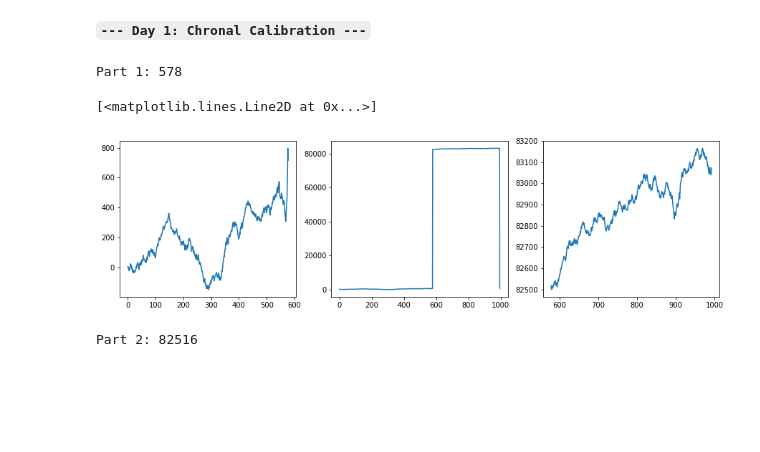
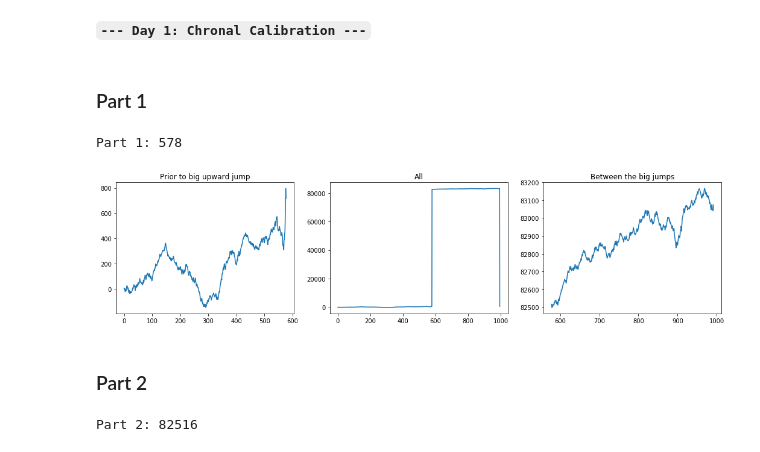
Before and after one commit to MarkNOakden/AdventOfCode, a Jupyter notebook: 18/01/Day 01 - Chronal Calibration.ipynb, the cells around one changed output. Cells and saved outputs as stored; diff of their text form; code cells hidden in the pictures; blank space fills up the shorter version.

```diff
--- a/18/01/Day 01 - Chronal Calibration.ipynb
+++ b/18/01/Day 01 - Chronal Calibration.ipynb
@@ -7,6 +7,8 @@ import matplotlib.pyplot as plt
 %matplotlib inline
 # %%
 input_series = pd.read_table('input.txt', header=None, names=['changes'], squeeze=True)
+# %% [markdown]
+### Part 1
 # %%
 startval = 0
 initial = pd.Series([startval])
@@ -17,10 +19,13 @@ print(f'Part 1: {total.iloc[-1]}')
 # %% [output]
 Part 1: 578
 # %%
-fig, (ax1, ax2, ax3) = plt.subplots(1, 3, figsize=(15,4), squeeze=True)
+fig, (ax1, ax2, ax3) = plt.subplots(1, 3, figsize=(18,4), squeeze=True)
 ax1.plot(total[0:578])
+ax1.set_title('Prior to big upward jump')
 ax2.plot(total)
+ax2.set_title('All')
 ax3.plot(total[578:993])
+ax3.set_title('Between the big jumps')
+plt.show()
 # %% [output]
-[<matplotlib.lines.Line2D at 0x...>]
-[figure, old version]
+[figure, new version]
@@ -31 +32,3 @@ cumulative = total.iloc[-1]
+# %% [markdown]
+### Part 2
 # %%
```
Also changed, not shown: parts of 3 cells of this notebook.
